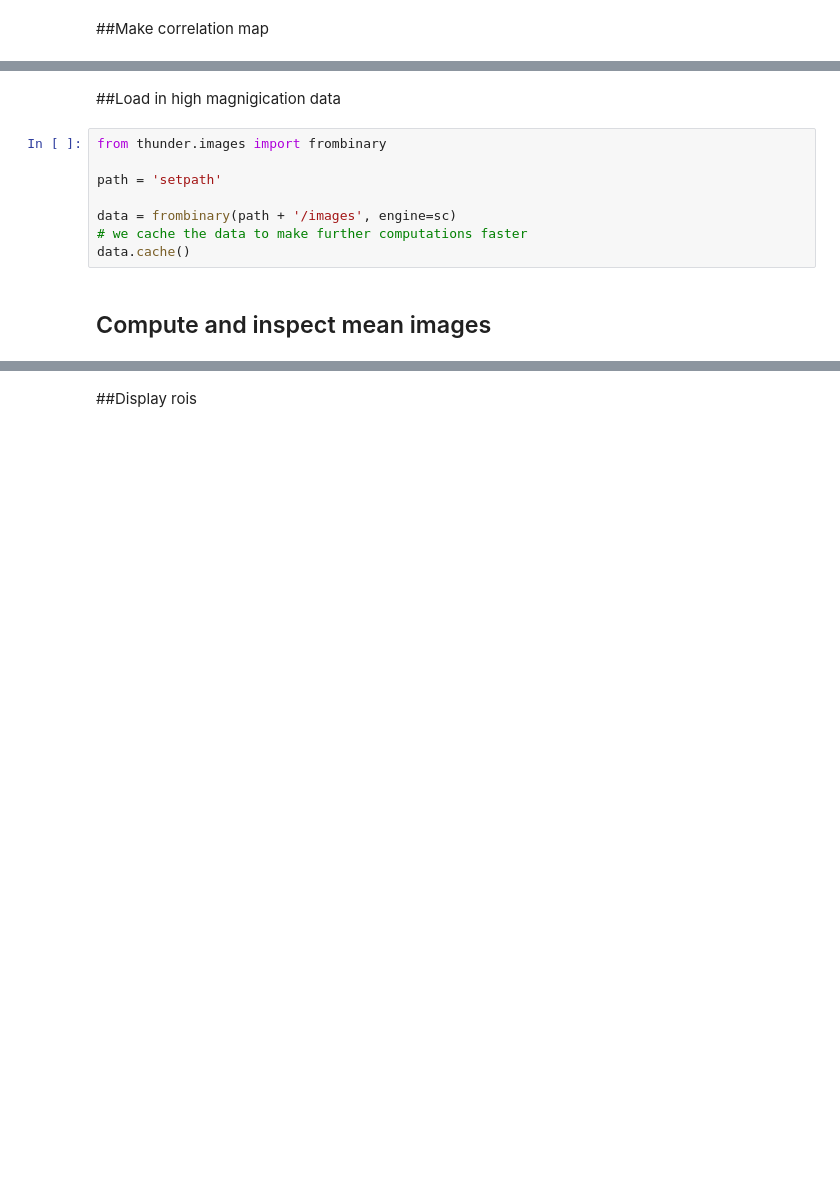
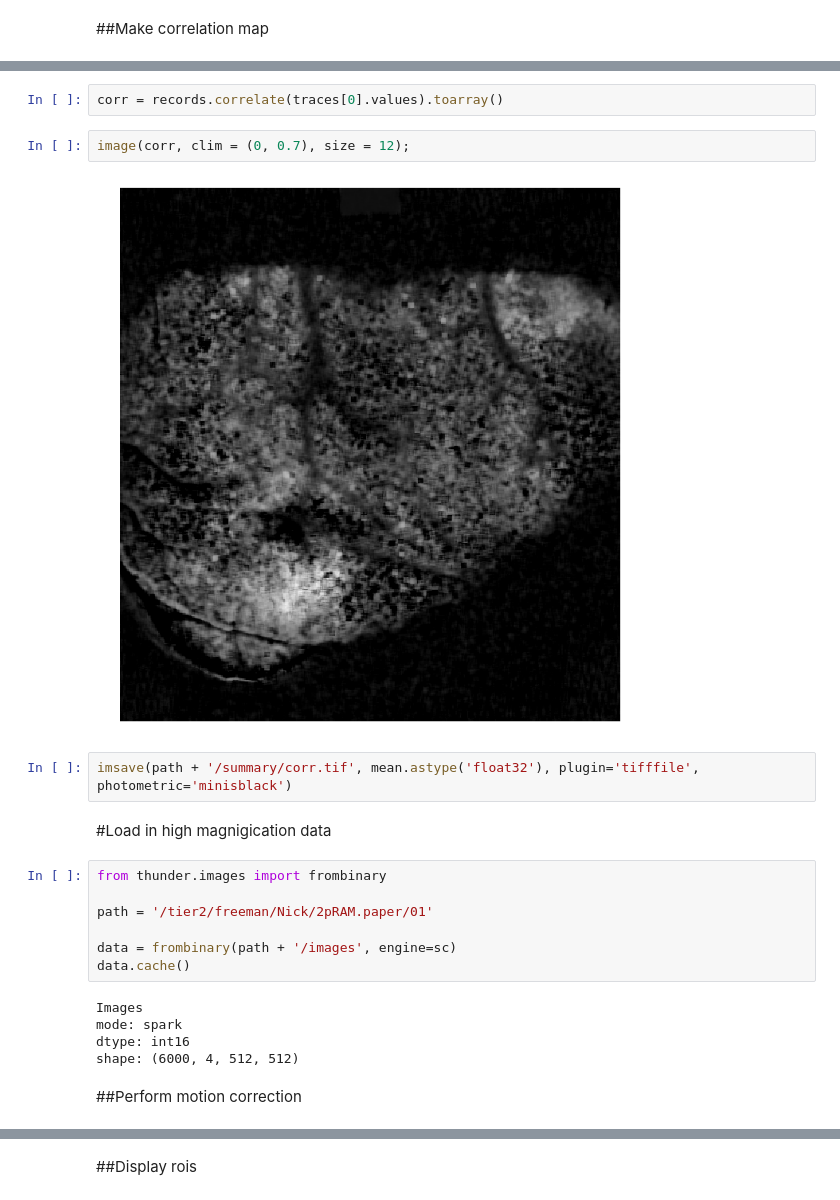
Before and after one commit to sofroniewn/2pRAM-paper, a Jupyter notebook: notebooks/Figure-8 functional imaging.ipynb, the cells around one changed output, grey strips where cells are left out. Cells and saved outputs as stored; diff of their text form; blank space fills up the shorter version.

```diff
--- a/notebooks/Figure-8 functional imaging.ipynb
+++ b/notebooks/Figure-8 functional imaging.ipynb
@@ -38,12 +85,24 @@ image(mean, clim=(0, 3.5*mean.mean()), size = 10)
+# %%
+corr = records.correlate(traces[0].values).toarray()
+# %%
+image(corr, clim = (0, 0.7), size = 12);
+# %% [output]
+[figure, added]
+# %%
+imsave(path + '/summary/corr.tif', mean.astype('float32'), plugin='tifffile', photometric='minisblack')
 # %% [markdown]
-##Load in high magnigication data
+#Load in high magnigication data
 # %%
 from thunder.images import frombinary
 
-path = 'setpath'
+path = '/tier2/freeman/Nick/2pRAM.paper/01'
 
 data = frombinary(path + '/images', engine=sc)
-# we cache the data to make further computations faster
 data.cache()
+# %% [output]
+Images
+mode: spark
+dtype: int16
+shape: (6000, 4, 512, 512)
-# %% [markdown]
-## Compute and inspect mean images
+# %% [markdown]
+##Perform motion correction
```
Also changed, not shown: parts of 25 cells of this notebook, 1 other file.
